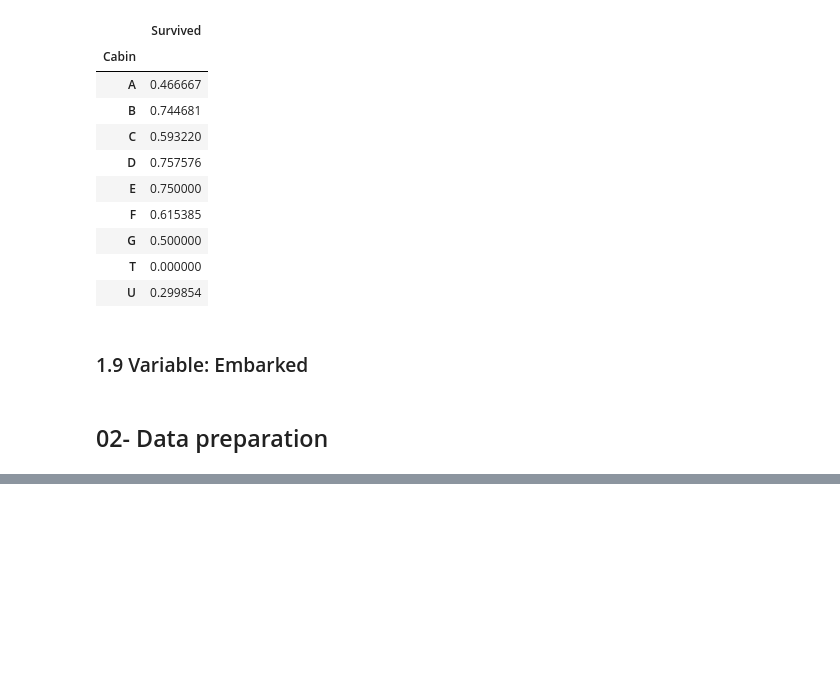
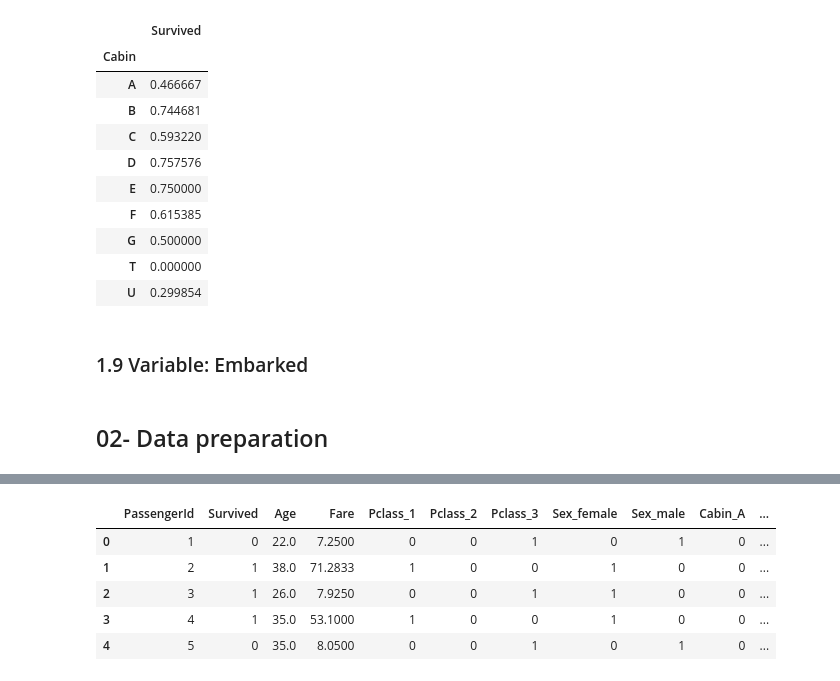
Before and after one commit to gmartinezramirez-old/data-science-portafolio, a Jupyter notebook: notebooks/01-classification/01-titanic/titanic-passengers.ipynb, the cells around one changed output, grey strips where cells are left out. Drawn from its saved outputs; the diff is of its cells as text; code cells hidden in the pictures; blank space fills up the shorter version.

Commit message:
ADD: data preparation for titanic project

```diff
--- a/notebooks/01-classification/01-titanic/titanic-passengers.ipynb
+++ b/notebooks/01-classification/01-titanic/titanic-passengers.ipynb
@@ -386,0 +389,30 @@ df_train.head()
+# %%
+#Drop unnecessary columns
+to_drop = ['Ticket', 'Name', 'SibSp', 'Parch']
+for i in to_drop:
+    df_train.drop([i], axis=1, inplace=True)
+    df_test.drop([i], axis=1, inplace=True)
+# %%
+#Pclass in fact is a categorical variable, though it's type isn't object.
+for col in df_train.columns:
+    if df_train[col].dtype == 'object' or col == 'Pclass':
+        dummies = pd.get_dummies(df_train[col], drop_first=False)
+        dummies = dummies.add_prefix('{}_'.format(col))
+        df_train.drop(col, axis=1, inplace=True)
+        df_train = df_train.join(dummies)
+for col in df_test.columns:
+    if df_test[col].dtype == 'object' or col == 'Pclass':
+        dummies = pd.get_dummies(df_test[col], drop_first=False)
+        dummies = dummies.add_prefix('{}_'.format(col))
+        df_test.drop(col, axis=1, inplace=True)
+        df_test = df_test.join(dummies)
+# %%
+#This is how the data looks like now.
+df_train.head()
+# %% [output]
+|  | PassengerId | Survived | Age | Fare | Pclass_1 | Pclass_2 | Pclass_3 | Sex_female | Sex_male | Cabin_A | ... |
+| 0 | 1 | 0 | 22.0 | 7.2500 | 0 | 0 | 1 | 0 | 1 | 0 | ... |
+| 1 | 2 | 1 | 38.0 | 71.2833 | 1 | 0 | 0 | 1 | 0 | 0 | ... |
+| 2 | 3 | 1 | 26.0 | 7.9250 | 0 | 0 | 1 | 1 | 0 | 0 | ... |
+| 3 | 4 | 1 | 35.0 | 53.1000 | 1 | 0 | 0 | 1 | 0 | 0 | ... |
+| 4 | 5 | 0 | 35.0 | 8.0500 | 0 | 0 | 1 | 0 | 1 | 0 | ... |
```
Also changed, not shown: parts of 11 cells of this notebook.
